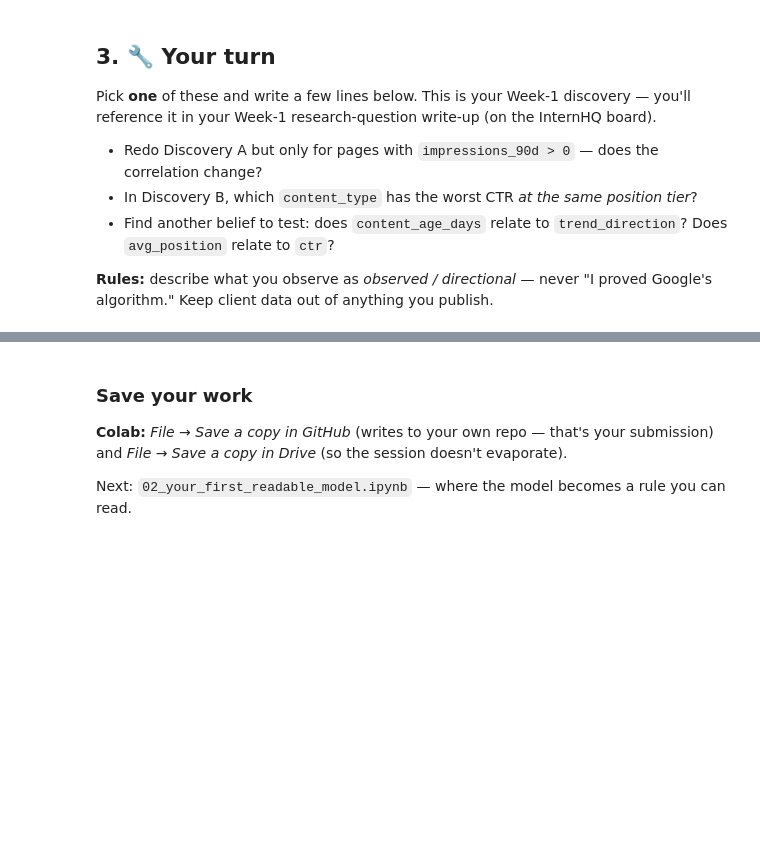
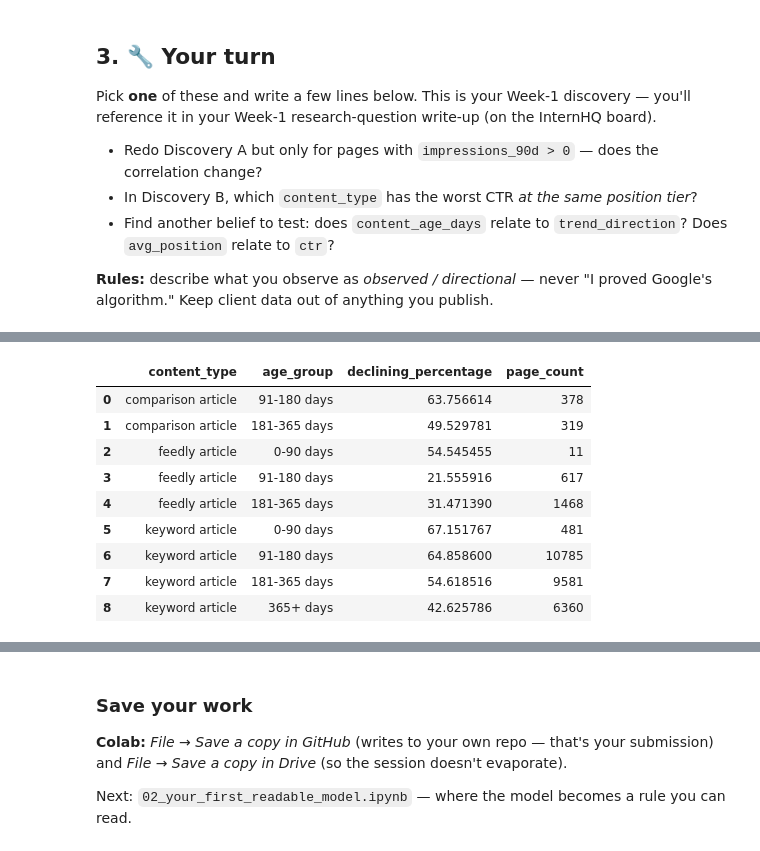
Before and after one commit to Sujan-lab-cell/flyrank-ml-internship, a Jupyter notebook: notebooks/01_first_look_and_discovery.ipynb, the cells around one changed output, grey strips where cells are left out. Cells and saved outputs as stored; diff of their text form; code cells hidden in the pictures; blank space fills up the shorter version.

```diff
--- a/notebooks/01_first_look_and_discovery.ipynb
+++ b/notebooks/01_first_look_and_discovery.ipynb
@@ -155,0 +296,8 @@ Pick **one** of these and write a few lines below. This is your Week-1 discovery
+# %%
+age_type_counts = (
+    df.groupby(["content_type", "age_group"], observed=True)
+      .size()
+      .reset_index(name="page_count")
+)
+
+age_type_counts
@@ -155,0 +315,18 @@ Pick **one** of these and write a few lines below. This is your Week-1 discovery
+# %%
+age_type_summary = age_type_analysis.merge(
+    age_type_counts,
+    on=["content_type", "age_group"]
+)
+
+age_type_summary
+# %% [output]
+|  | content_type | age_group | declining_percentage | page_count |
+| 0 | comparison article | 91-180 days | 63.756614 | 378 |
+| 1 | comparison article | 181-365 days | 49.529781 | 319 |
+| 2 | feedly article | 0-90 days | 54.545455 | 11 |
+| 3 | feedly article | 91-180 days | 21.555916 | 617 |
+| 4 | feedly article | 181-365 days | 31.471390 | 1468 |
+| 5 | keyword article | 0-90 days | 67.151767 | 481 |
+| 6 | keyword article | 91-180 days | 64.858600 | 10785 |
+| 7 | keyword article | 181-365 days | 54.618516 | 9581 |
+| 8 | keyword article | 365+ days | 42.625786 | 6360 |
```
Also changed, not shown: parts of 12 cells of this notebook.
